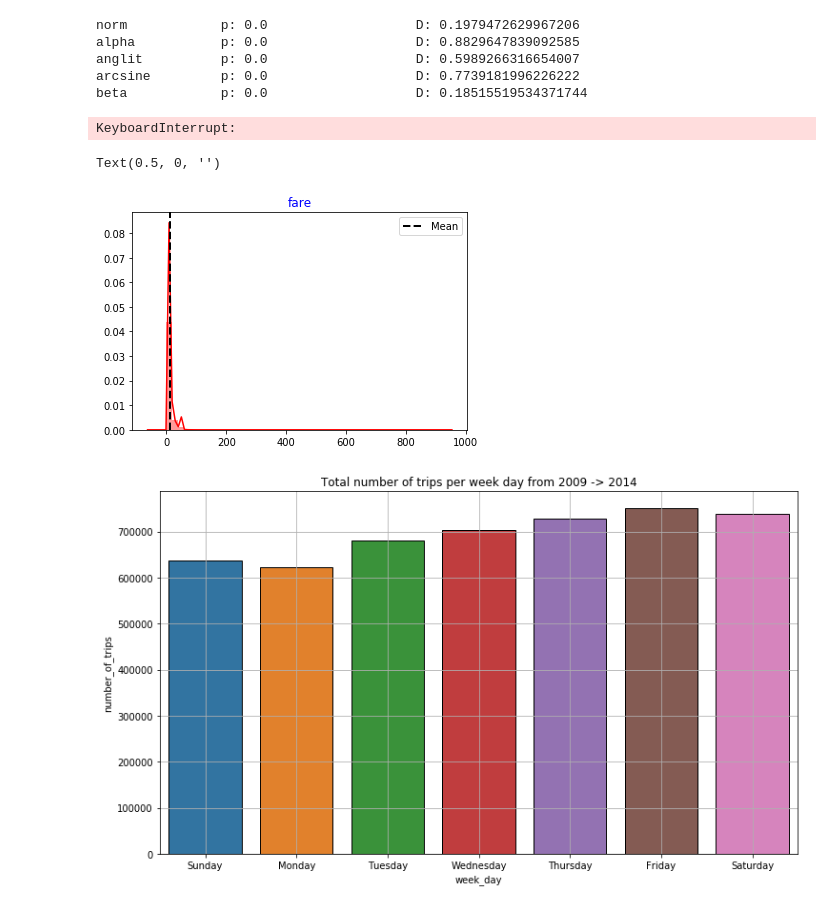
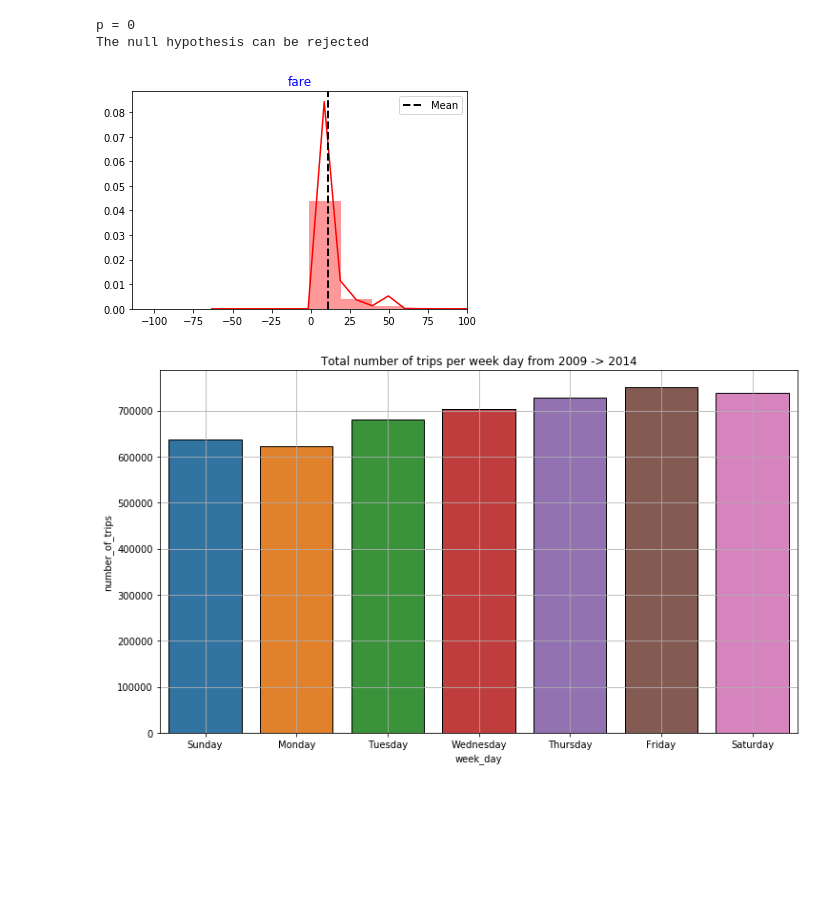
Before and after one commit to ktl014/NYC_Taxi_Saver, a Jupyter notebook: main.ipynb, the cells around one changed output. Saved outputs shown, nothing was run; the diff lists cells and outputs as text; code cells hidden in the pictures; blank space fills up the shorter version.

```diff
--- a/main.ipynb
+++ b/main.ipynb
@@ -37,44 +39,34 @@ dataset.head()
 | 4 | 2015-06-30 23:53:49.0000003 | 7.5 | 2015-06-30 23:53:49 | -73.959969 | 40.762405 | -73.953064 | ... |
 # %%
 #Hypothesis Testing
-#H0 = The sample fair amount has a Gaussian distribution.
-#H1 = The sample does not have a Gaussian distribution.
+#H0 = The fare amount is a Gaussian distribution.
+#H1 = The fare amount does not have a Gaussian distribution.
 
 fare_amount = dataset["fare_amount"]
-# stat, p = stats.normaltest(fare_amount)
-for cdf in cdfs:
-    #fit our data set against every probability distribution
-    parameters = eval("scipy.stats."+cdf+".fit(fare_amount)");
+stat, p = stats.normaltest(fare_amount)
 
-    #Applying the Kolmogorov-Smirnof one sided test
-    D, p = scipy.stats.kstest(fare_amount, cdf, args=parameters);
+alpha = 1e-3
+print("p = {:g}".format(p))
+if p < alpha:  # null hypothesis: x comes from a Gaussian Distribution distribution
+    print("The null hypothesis can be rejected")
+else:
+    print("The null hypothesis cannot be rejected")
+sns.distplot(dataset['fare_amount'],color = 'red')
+plt.axvline(dataset["fare_amount"].mean(),linewidth  = 2 ,
+                linestyle = "dashed",color = "k" ,
+                label = "Mean")
+plt.xlim(right = 100)
+plt.legend(loc = "best")
+plt.title("fare",color = "b")
+plt.xlabel("")
+plt.savefig("Fair_amount.png")
 
-    #pretty-print the results
-    print (cdf.ljust(16) + ("p: "+str(p)).ljust(25)+"D: "+str(D));
-# alpha = 1e-3
-# print("p = {:g}".format(p))
-# if p < alpha:  # null hypothesis: x comes from a  distribution
-#     print("The null hypothesis can be rejected")
-# else:
-#     print("The null hypothesis cannot be rejected")
+#The null hypothesis: The distribution is Gaussian is rejected;
+#As we can see that the distribution is not a Gaussian by plotting it
 # %% [output]
-norm            p: 0.0                   D: 0.1979472629967206
-alpha           p: 0.0                   D: 0.8829647839092585
-anglit          p: 0.0                   D: 0.5989266316654007
-arcsine         p: 0.0                   D: 0.7739181996226222
-beta            p: 0.0                   D: 0.18515519534371744
+p = 0
+The null hypothesis can be rejected
-KeyboardInterrupt:
+[figure, added]
-# %%
-sns.distplot(dataset['fare_amount'],color = 'red')
-plt.axvline(dataset["fare_amount"].mean(),linewidth  = 2 ,
-                linestyle = "dashed",color = "k" ,
-                label = "Mean")
-plt.legend(loc = "best")
-plt.title("fare",color = "b")
-plt.xlabel("")
-# %% [output]
-Text(0.5, 0, '')
-[figure, removed]
 # %%
 day_count = dataset["week_day"].value_counts().reset_index()
 day_count.columns = ["week_day","number_of_trips"]
```
Also changed, not shown: parts of 6 cells of this notebook.
